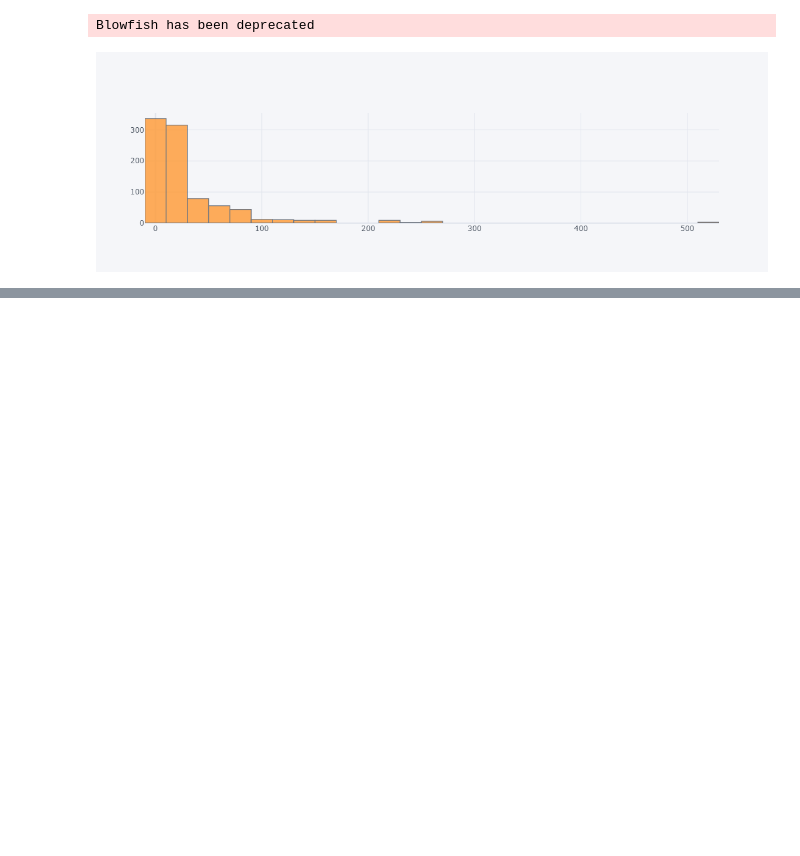
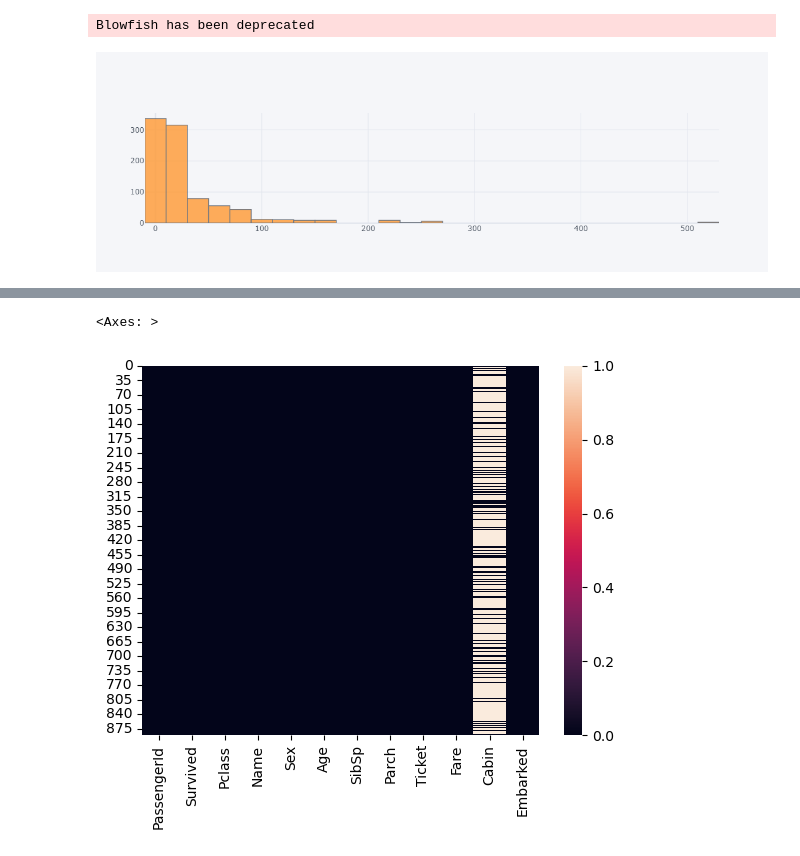
Before and after one commit to clog10/Machine-Learning, a Jupyter notebook: LogisticRegression/logistic_regression.ipynb, the cells around one changed output, grey strips where cells are left out. Saved outputs shown, nothing was run; the diff lists cells and outputs as text; code cells hidden in the pictures; blank space fills up the shorter version.

```diff
--- a/LogisticRegression/logistic_regression.ipynb
+++ b/LogisticRegression/logistic_regression.ipynb
@@ -104,0 +110,20 @@ train['Fare'].iplot(kind='hist', bins=40)
+# %%
+def medium_age(columns):
+    age = columns[0]
+    clas = columns[1]
+    if pd.isnull(age):
+        if clas == 1:
+            return 38
+        elif clas == 2:
+            return 30
+        else:
+            return 25
+    else:
+        return age
+# %%
+train['Age'] = train[['Age', 'Pclass']].apply(medium_age, axis=1)
+# %%
+sns.heatmap(train.isnull())
+# %% [output]
+<Axes: >
+[figure, added]
```
Also changed, not shown: parts of 20 cells of this notebook.
